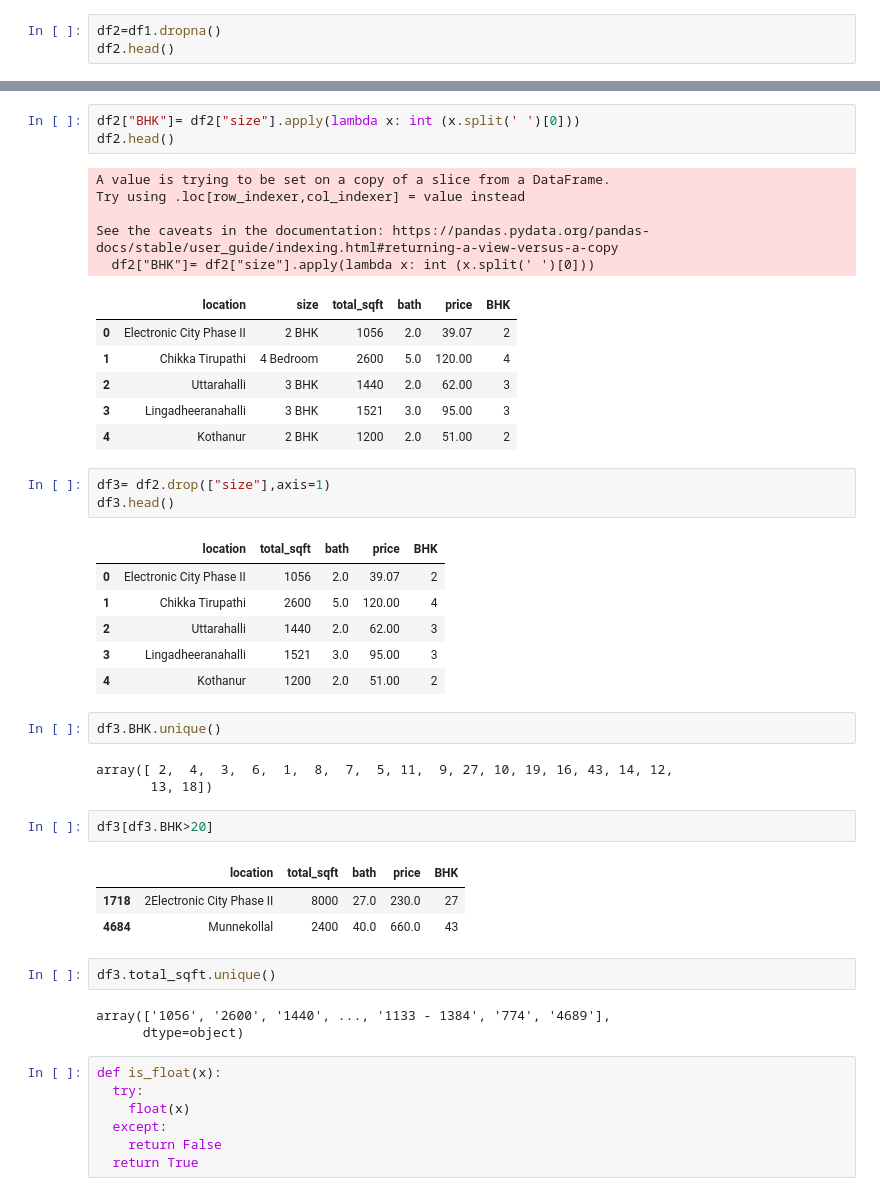
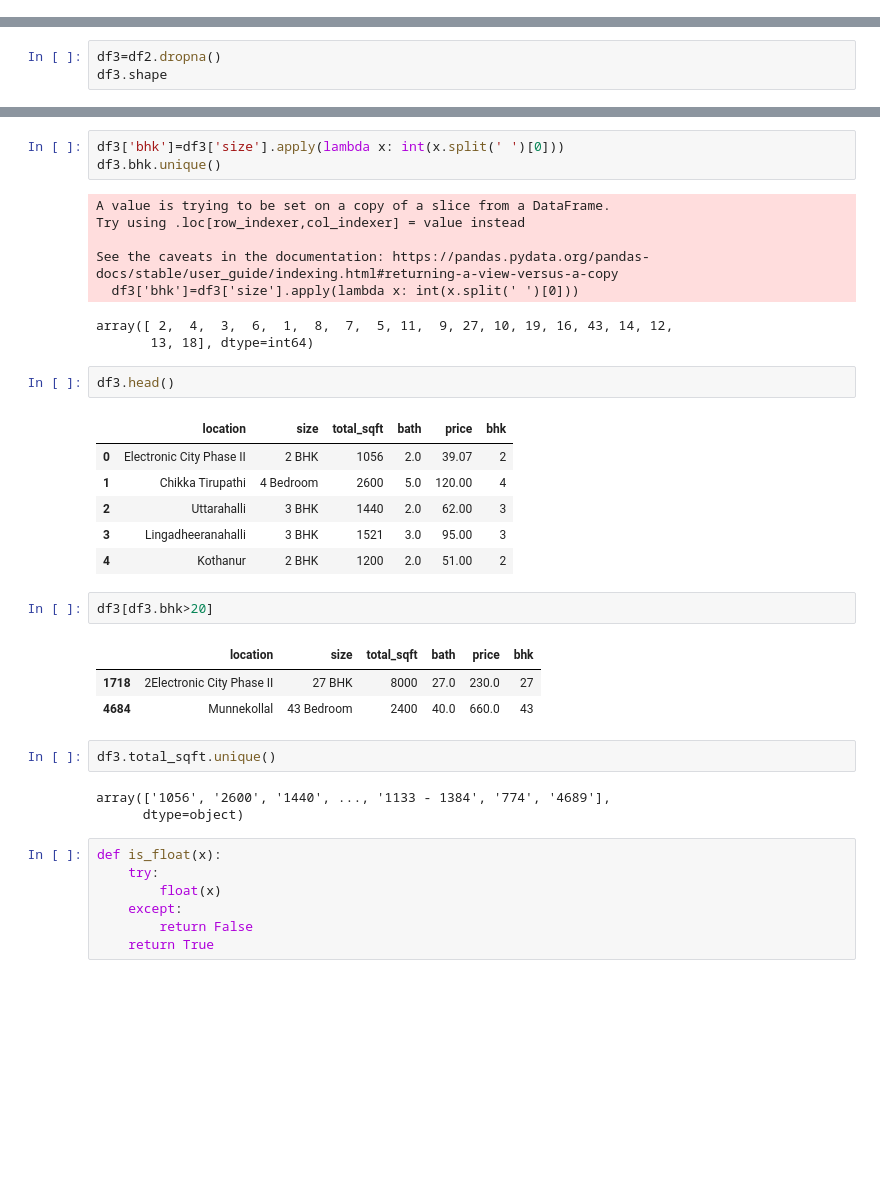
Before and after one commit to Dibya-menace/House-Price-Prediction, a Jupyter notebook: House_price_prediction.ipynb, the cells around one changed output, grey strips where cells are left out. Saved outputs shown, nothing was run; the diff lists cells and outputs as text; blank space fills up the shorter version.

```diff
--- a/House_price_prediction.ipynb
+++ b/House_price_prediction.ipynb
@@ -45,3 +44,0 @@ dtype: int64
-# %%
-df2=df1.dropna()
-df2.head()
@@ -68 +53,4 @@ df2.isnull().sum()
 dtype: int64
+# %%
+df3=df2.dropna()
+df3.shape
@@ -76,41 +75,31 @@ array(['2 BHK', '4 Bedroom', '3 BHK', '4 BHK', '6 Bedroom', '3 Bedroom',
        '10 BHK', '19 BHK', '16 BHK', '43 Bedroom', '14 BHK', '8 BHK',
        '12 Bedroom', '13 BHK', '18 Bedroom'], dtype=object)
 # %%
-df2["BHK"]= df2["size"].apply(lambda x: int (x.split(' ')[0]))
-df2.head()
+df3['bhk']=df3['size'].apply(lambda x: int(x.split(' ')[0]))
+df3.bhk.unique()
 # %% [output]
 A value is trying to be set on a copy of a slice from a DataFrame.
 Try using .loc[row_indexer,col_indexer] = value instead
 
 See the caveats in the documentation: https://pandas.pydata.org/pandas-docs/stable/user_guide/indexing.html#returning-a-view-versus-a-copy
-  df2["BHK"]= df2["size"].apply(lambda x: int (x.split(' ')[0]))
+  df3['bhk']=df3['size'].apply(lambda x: int(x.split(' ')[0]))
-|  | location | size | total_sqft | bath | price | BHK |
-| 0 | Electronic City Phase II | 2 BHK | 1056 | 2.0 | 39.07 | 2 |
-| 1 | Chikka Tirupathi | 4 Bedroom | 2600 | 5.0 | 120.00 | 4 |
-| 2 | Uttarahalli | 3 BHK | 1440 | 2.0 | 62.00 | 3 |
-| 3 | Lingadheeranahalli | 3 BHK | 1521 | 3.0 | 95.00 | 3 |
-| 4 | Kothanur | 2 BHK | 1200 | 2.0 | 51.00 | 2 |
+array([ 2,  4,  3,  6,  1,  8,  7,  5, 11,  9, 27, 10, 19, 16, 43, 14, 12,
+       13, 18], dtype=int64)
-# %%
-df3= df2.drop(["size"],axis=1)
-df3.head()
-# %% [output]
-|  | location | total_sqft | bath | price | BHK |
-| 0 | Electronic City Phase II | 1056 | 2.0 | 39.07 | 2 |
-| 1 | Chikka Tirupathi | 2600 | 5.0 | 120.00 | 4 |
-| 2 | Uttarahalli | 1440 | 2.0 | 62.00 | 3 |
-| 3 | Lingadheeranahalli | 1521 | 3.0 | 95.00 | 3 |
-| 4 | Kothanur | 1200 | 2.0 | 51.00 | 2 |
-# %%
-df3.BHK.unique()
-# %% [output]
-array([ 2,  4,  3,  6,  1,  8,  7,  5, 11,  9, 27, 10, 19, 16, 43, 14, 12,
-       13, 18])
+# %%
+df3.head()
+# %% [output]
+|  | location | size | total_sqft | bath | price | bhk |
+| 0 | Electronic City Phase II | 2 BHK | 1056 | 2.0 | 39.07 | 2 |
+| 1 | Chikka Tirupathi | 4 Bedroom | 2600 | 5.0 | 120.00 | 4 |
+| 2 | Uttarahalli | 3 BHK | 1440 | 2.0 | 62.00 | 3 |
+| 3 | Lingadheeranahalli | 3 BHK | 1521 | 3.0 | 95.00 | 3 |
+| 4 | Kothanur | 2 BHK | 1200 | 2.0 | 51.00 | 2 |
 # %%
-df3[df3.BHK>20]
+df3[df3.bhk>20]
 # %% [output]
-|  | location | total_sqft | bath | price | BHK |
-| 1718 | 2Electronic City Phase II | 8000 | 27.0 | 230.0 | 27 |
-| 4684 | Munnekollal | 2400 | 40.0 | 660.0 | 43 |
+|  | location | size | total_sqft | bath | price | bhk |
+| 1718 | 2Electronic City Phase II | 27 BHK | 8000 | 27.0 | 230.0 | 27 |
+| 4684 | Munnekollal | 43 Bedroom | 2400 | 40.0 | 660.0 | 43 |
 # %%
 df3.total_sqft.unique()
 # %% [output]
@@ -118,11 +107,11 @@ array(['1056', '2600', '1440', ..., '1133 - 1384', '774', '4689'],
       dtype=object)
 # %%
 def is_float(x):
-  try:
-    float(x)
-  except:
-    return False
-  return True
+    try:
+        float(x)
+    except:
+        return False
+    return True
 # %%
 df3[~df3['total_sqft'].apply(is_float)].head(10)
 # %% [output]
```
Also changed, not shown: parts of 58 cells of this notebook.
